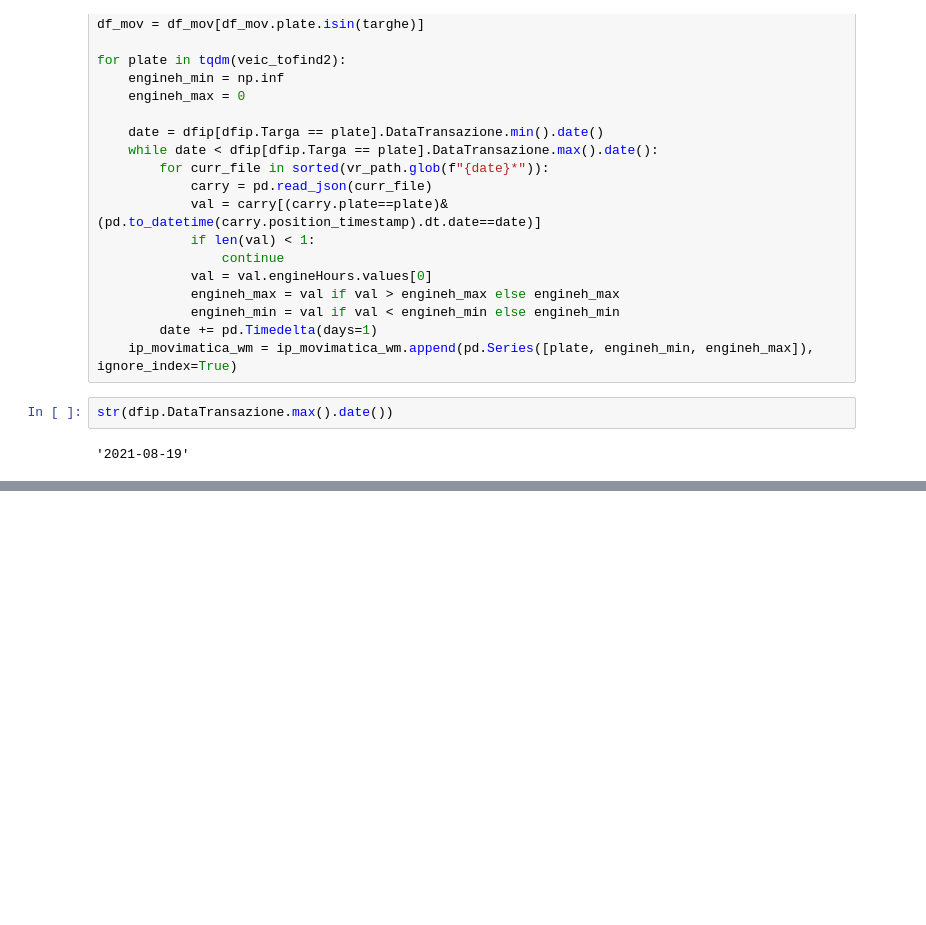
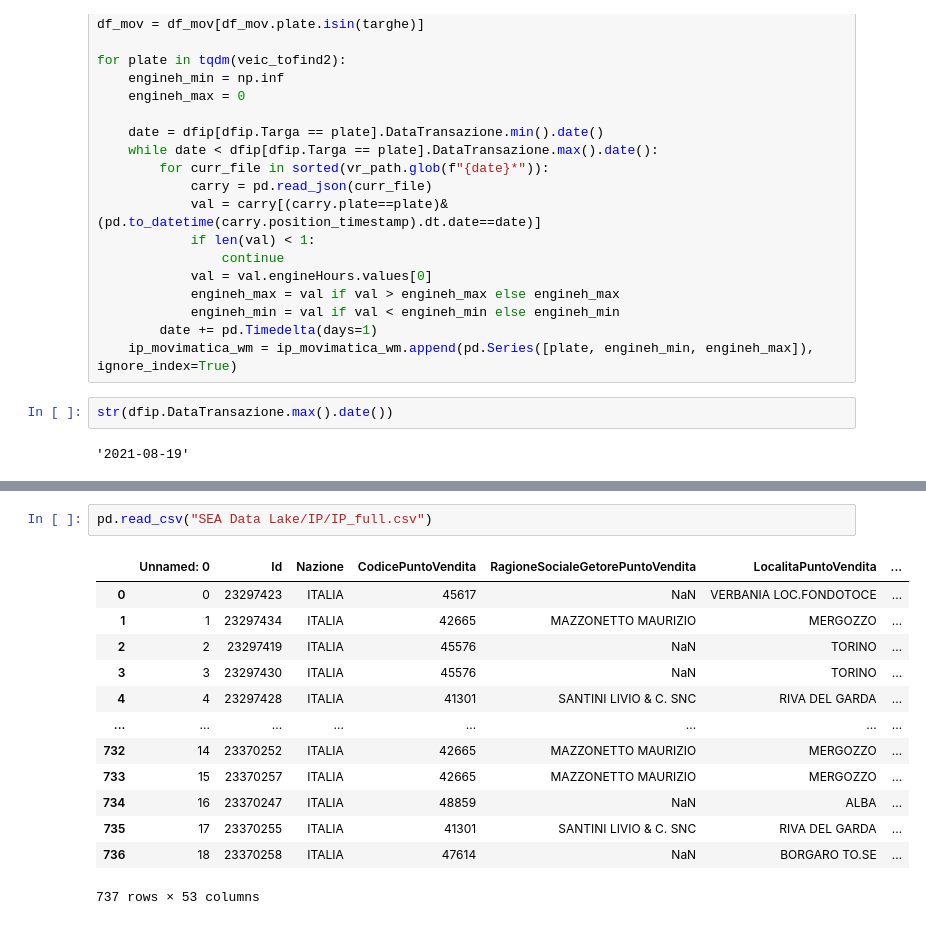
Before and after one commit to antonioalbanese/ai4trucks, a Jupyter notebook: DL-analyzer.ipynb, the cells around one changed output, grey strips where cells are left out. Cells and saved outputs as stored; diff of their text form; blank space fills up the shorter version.

```diff
--- a/DL-analyzer.ipynb
+++ b/DL-analyzer.ipynb
@@ -741,0 +766,16 @@ str(dfip.DataTransazione.max().date())
+# %%
+pd.read_csv("SEA Data Lake/IP/IP_full.csv")
+# %% [output]
+|  | Unnamed: 0 | Id | Nazione | CodicePuntoVendita | RagioneSocialeGetorePuntoVendita | LocalitaPuntoVendita | ... |
+| 0 | 0 | 23297423 | ITALIA | 45617 | NaN | VERBANIA LOC.FONDOTOCE | ... |
+| 1 | 1 | 23297434 | ITALIA | 42665 | MAZZONETTO MAURIZIO | MERGOZZO | ... |
+| 2 | 2 | 23297419 | ITALIA | 45576 | NaN | TORINO | ... |
+| 3 | 3 | 23297430 | ITALIA | 45576 | NaN | TORINO | ... |
+| 4 | 4 | 23297428 | ITALIA | 41301 | SANTINI LIVIO & C. SNC | RIVA DEL GARDA | ... |
+| ... | ... | ... | ... | ... | ... | ... | ... |
+| 732 | 14 | 23370252 | ITALIA | 42665 | MAZZONETTO MAURIZIO | MERGOZZO | ... |
+| 733 | 15 | 23370257 | ITALIA | 42665 | MAZZONETTO MAURIZIO | MERGOZZO | ... |
+| 734 | 16 | 23370247 | ITALIA | 48859 | NaN | ALBA | ... |
+| 735 | 17 | 23370255 | ITALIA | 41301 | SANTINI LIVIO & C. SNC | RIVA DEL GARDA | ... |
+| 736 | 18 | 23370258 | ITALIA | 47614 | NaN | BORGARO TO.SE | ... |
+737 rows × 53 columns
```
Also changed, not shown: parts of 7 cells of this notebook, 4 other files.
